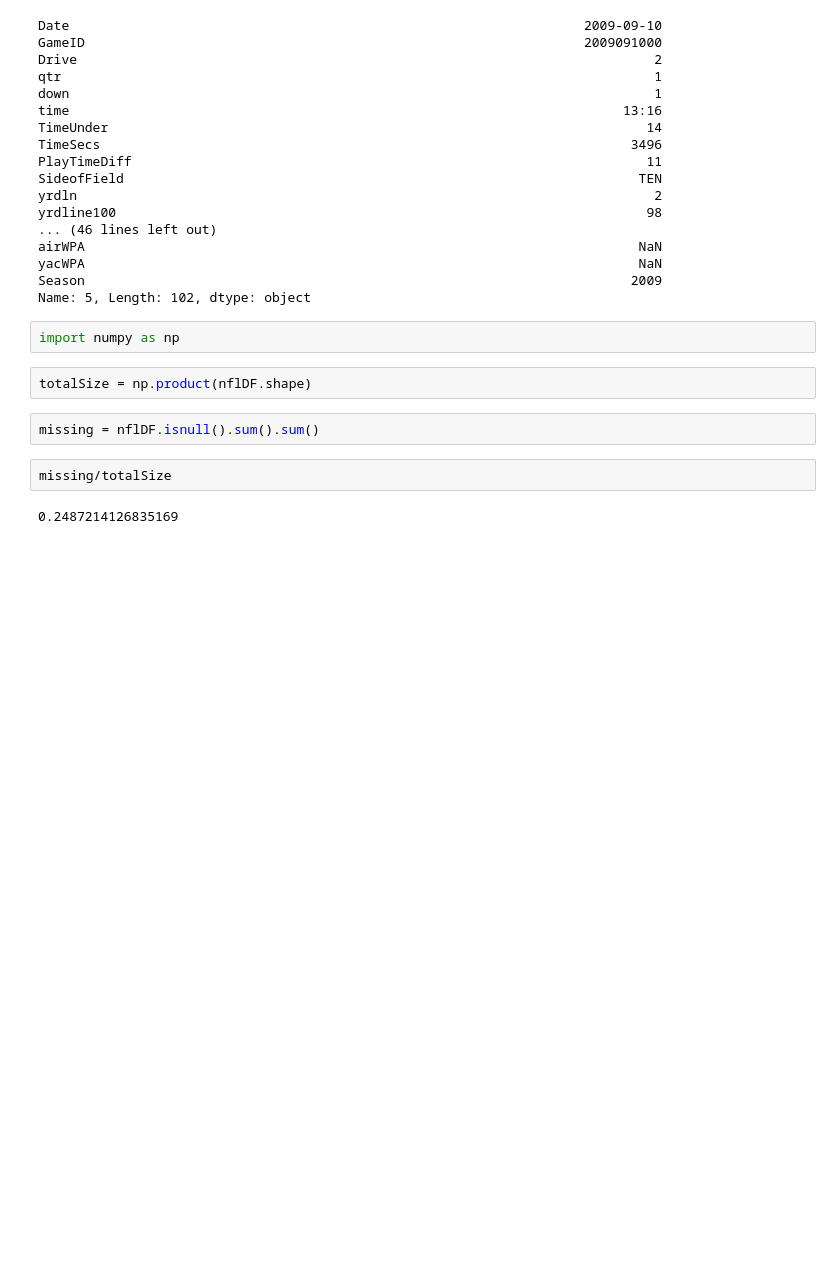
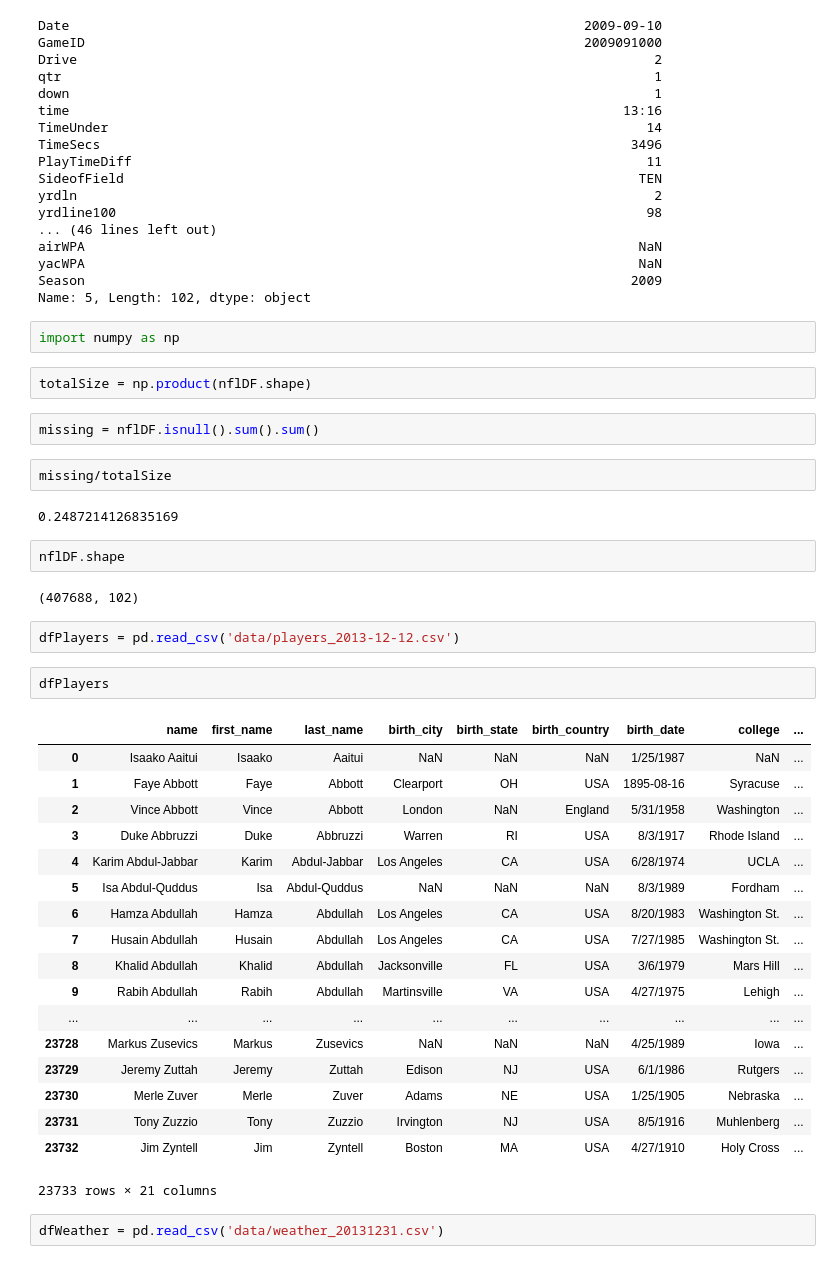
Before and after one commit to msohail07/FootballAnalysis, a Jupyter notebook: ncaaf_EDA_0.ipynb, the cells around one changed output. Cells and saved outputs as stored; diff of their text form; blank space fills up the shorter version.

```diff
--- a/ncaaf_EDA_0.ipynb
+++ b/ncaaf_EDA_0.ipynb
@@ -87,3 +97,32 @@ missing = nflDF.isnull().sum().sum()
 missing/totalSize
 # %% [output]
 0.2487214126835169
+# %%
+nflDF.shape
+# %% [output]
+(407688, 102)
+# %%
+dfPlayers = pd.read_csv('data/players_2013-12-12.csv')
+# %%
+dfPlayers
+# %% [output]
+|  | name | first_name | last_name | birth_city | birth_state | birth_country | birth_date | college | ... |
+| 0 | Isaako Aaitui | Isaako | Aaitui | NaN | NaN | NaN | 1/25/1987 | NaN | ... |
+| 1 | Faye Abbott | Faye | Abbott | Clearport | OH | USA | 1895-08-16 | Syracuse | ... |
+| 2 | Vince Abbott | Vince | Abbott | London | NaN | England | 5/31/1958 | Washington | ... |
+| 3 | Duke Abbruzzi | Duke | Abbruzzi | Warren | RI | USA | 8/3/1917 | Rhode Island | ... |
+| 4 | Karim Abdul-Jabbar | Karim | Abdul-Jabbar | Los Angeles | CA | USA | 6/28/1974 | UCLA | ... |
+| 5 | Isa Abdul-Quddus | Isa | Abdul-Quddus | NaN | NaN | NaN | 8/3/1989 | Fordham | ... |
+| 6 | Hamza Abdullah | Hamza | Abdullah | Los Angeles | CA | USA | 8/20/1983 | Washington St. | ... |
+| 7 | Husain Abdullah | Husain | Abdullah | Los Angeles | CA | USA | 7/27/1985 | Washington St. | ... |
+| 8 | Khalid Abdullah | Khalid | Abdullah | Jacksonville | FL | USA | 3/6/1979 | Mars Hill | ... |
+| 9 | Rabih Abdullah | Rabih | Abdullah | Martinsville | VA | USA | 4/27/1975 | Lehigh | ... |
+| ... | ... | ... | ... | ... | ... | ... | ... | ... | ... |
+| 23728 | Markus Zusevics | Markus | Zusevics | NaN | NaN | NaN | 4/25/1989 | Iowa | ... |
+| 23729 | Jeremy Zuttah | Jeremy | Zuttah | Edison | NJ | USA | 6/1/1986 | Rutgers | ... |
+| 23730 | Merle Zuver | Merle | Zuver | Adams | NE | USA | 1/25/1905 | Nebraska | ... |
+| 23731 | Tony Zuzzio | Tony | Zuzzio | Irvington | NJ | USA | 8/5/1916 | Muhlenberg | ... |
+| 23732 | Jim Zyntell | Jim | Zyntell | Boston | MA | USA | 4/27/1910 | Holy Cross | ... |
+23733 rows × 21 columns
+# %%
+dfWeather = pd.read_csv('data/weather_20131231.csv')
```
Also changed, not shown: parts of 4 cells of this notebook.
